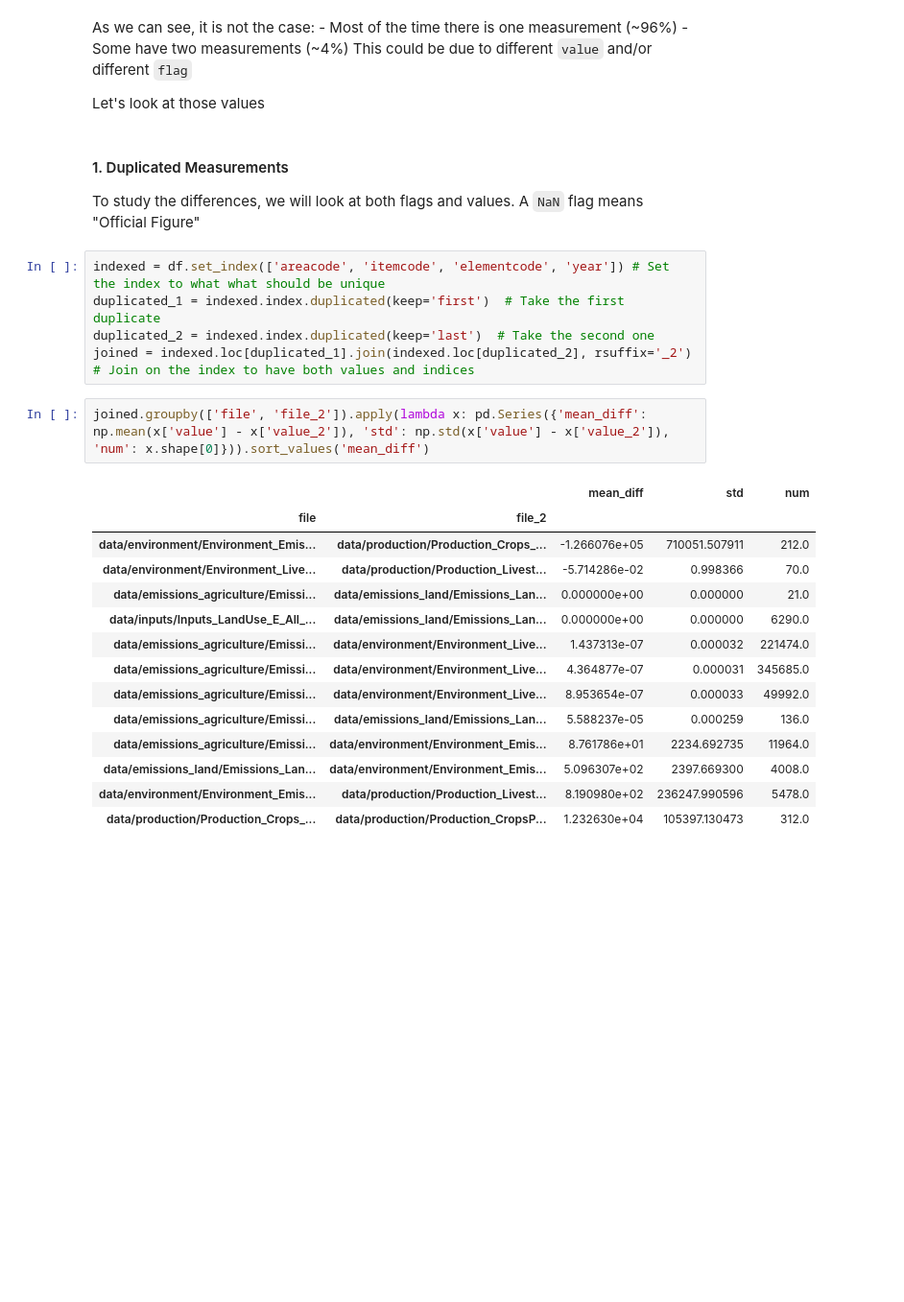
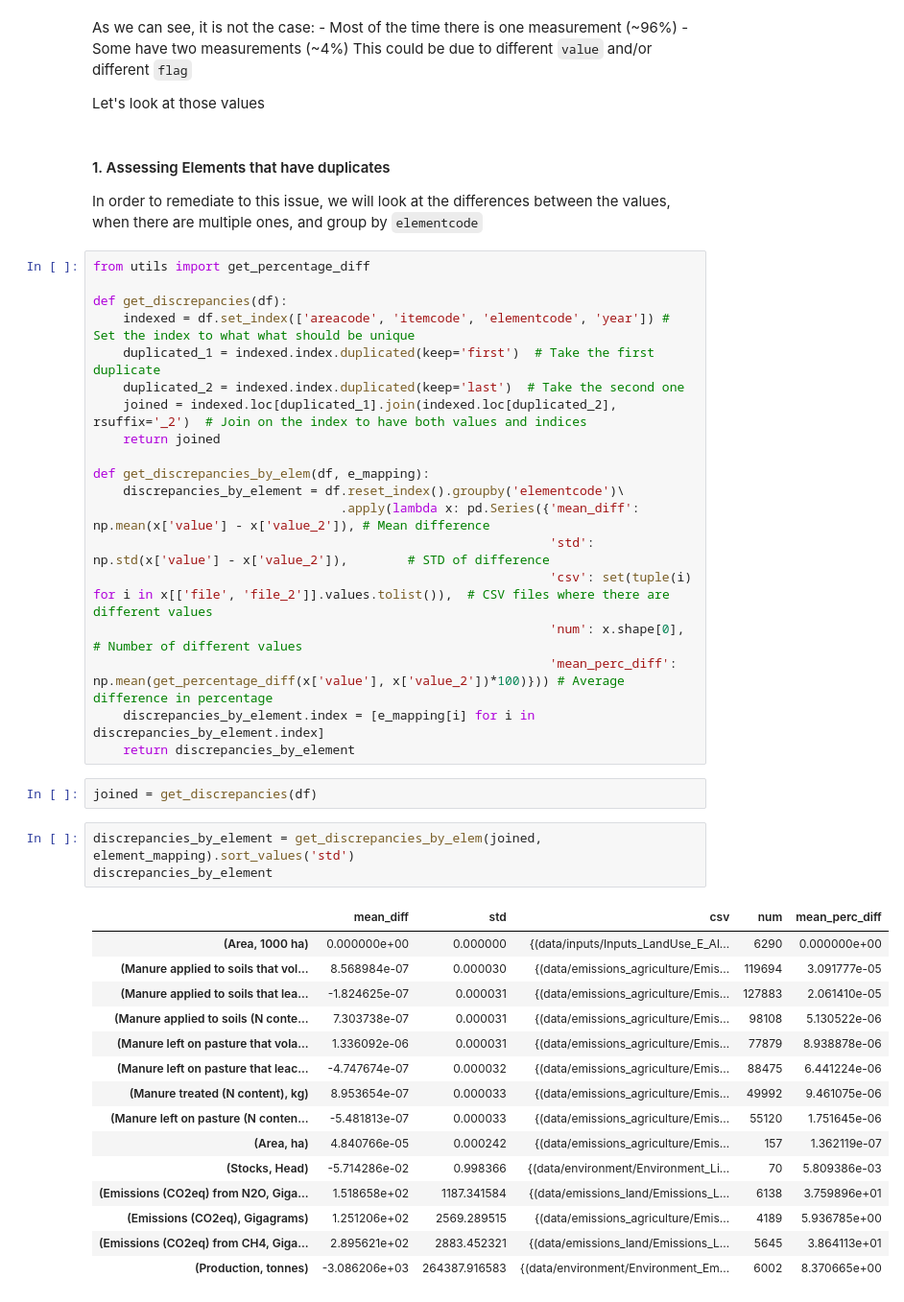
Before and after one commit to ChatPerche/ADA_Project, a Jupyter notebook: Milestone_2.ipynb, the cells around one changed output. Shown at 96% size. Saved outputs shown, nothing was run; the diff lists cells and outputs as text; blank space fills up the shorter version.

```diff
--- a/Milestone_2.ipynb
+++ b/Milestone_2.ipynb
@@ -521,29 +519,47 @@ As we can see, it is not the case:
 This could be due to different `value` and/or different `flag`
 
 Let's look at those values
-# %% [markdown]
-#### 1. Duplicated Measurements
-
-To study the differences, we will look at both flags and values. A `NaN` flag means "Official Figure"
+# %% [markdown]
+#### 1. Assessing Elements that have duplicates
+
+In order to remediate to this issue, we will look at the differences between the values, when there are multiple ones, and group by `elementcode`
 # %%
-indexed = df.set_index(['areacode', 'itemcode', 'elementcode', 'year']) # Set the index to what what should be unique
-duplicated_1 = indexed.index.duplicated(keep='first')  # Take the first duplicate
-duplicated_2 = indexed.index.duplicated(keep='last')  # Take the second one
-joined = indexed.loc[duplicated_1].join(indexed.loc[duplicated_2], rsuffix='_2')  # Join on the index to have both values and indices
+from utils import get_percentage_diff
+
+def get_discrepancies(df):
+    indexed = df.set_index(['areacode', 'itemcode', 'elementcode', 'year']) # Set the index to what what should be unique
+    duplicated_1 = indexed.index.duplicated(keep='first')  # Take the first duplicate
+    duplicated_2 = indexed.index.duplicated(keep='last')  # Take the second one
+    joined = indexed.loc[duplicated_1].join(indexed.loc[duplicated_2], rsuffix='_2')  # Join on the index to have both values and indices
+    return joined
+
+def get_discrepancies_by_elem(df, e_mapping):
+    discrepancies_by_element = df.reset_index().groupby('elementcode')\
+                                 .apply(lambda x: pd.Series({'mean_diff': np.mean(x['value'] - x['value_2']), # Mean difference
+                                                             'std': np.std(x['value'] - x['value_2']),        # STD of difference
+                                                             'csv': set(tuple(i) for i in x[['file', 'file_2']].values.tolist()),  # CSV files where there are different values
+                                                             'num': x.shape[0],                                 # Number of different values
+                                                             'mean_perc_diff': np.mean(get_percentage_diff(x['value'], x['value_2'])*100)})) # Average difference in percentage
+    discrepancies_by_element.index = [e_mapping[i] for i in discrepancies_by_element.index]
+    return discrepancies_by_element
-# %%
-joined.groupby(['file', 'file_2']).apply(lambda x: pd.Series({'mean_diff': np.mean(x['value'] - x['value_2']), 'std': np.std(x['value'] - x['value_2']), 'num': x.shape[0]})).sort_values('mean_diff')
-# %% [output]
-|  |  | mean_diff | std | num |
-| file | file_2 |  |  |  |
-| data/environment/Environment_Emis... | data/production/Production_Crops_... | -1.266076e+05 | 710051.507911 | 212.0 |
-| data/environment/Environment_Live... | data/production/Production_Livest... | -5.714286e-02 | 0.998366 | 70.0 |
-| data/emissions_agriculture/Emissi... | data/emissions_land/Emissions_Lan... | 0.000000e+00 | 0.000000 | 21.0 |
-| data/inputs/Inputs_LandUse_E_All_... | data/emissions_land/Emissions_Lan... | 0.000000e+00 | 0.000000 | 6290.0 |
-| data/emissions_agriculture/Emissi... | data/environment/Environment_Live... | 1.437313e-07 | 0.000032 | 221474.0 |
-| data/emissions_agriculture/Emissi... | data/environment/Environment_Live... | 4.364877e-07 | 0.000031 | 345685.0 |
-| data/emissions_agriculture/Emissi... | data/environment/Environment_Live... | 8.953654e-07 | 0.000033 | 49992.0 |
-| data/emissions_agriculture/Emissi... | data/emissions_land/Emissions_Lan... | 5.588237e-05 | 0.000259 | 136.0 |
-| data/emissions_agriculture/Emissi... | data/environment/Environment_Emis... | 8.761786e+01 | 2234.692735 | 11964.0 |
-| data/emissions_land/Emissions_Lan... | data/environment/Environment_Emis... | 5.096307e+02 | 2397.669300 | 4008.0 |
-| data/environment/Environment_Emis... | data/production/Production_Livest... | 8.190980e+02 | 236247.990596 | 5478.0 |
-| data/production/Production_Crops_... | data/production/Production_CropsP... | 1.232630e+04 | 105397.130473 | 312.0 |
+# %%
+joined = get_discrepancies(df)
+# %%
+discrepancies_by_element = get_discrepancies_by_elem(joined, element_mapping).sort_values('std')
+discrepancies_by_element
+# %% [output]
+|  | mean_diff | std | csv | num | mean_perc_diff |
+| (Area, 1000 ha) | 0.000000e+00 | 0.000000 | {(data/inputs/Inputs_LandUse_E_Al... | 6290 | 0.000000e+00 |
+| (Manure applied to soils that vol... | 8.568984e-07 | 0.000030 | {(data/emissions_agriculture/Emis... | 119694 | 3.091777e-05 |
+| (Manure applied to soils that lea... | -1.824625e-07 | 0.000031 | {(data/emissions_agriculture/Emis... | 127883 | 2.061410e-05 |
+| (Manure applied to soils (N conte... | 7.303738e-07 | 0.000031 | {(data/emissions_agriculture/Emis... | 98108 | 5.130522e-06 |
+| (Manure left on pasture that vola... | 1.336092e-06 | 0.000031 | {(data/emissions_agriculture/Emis... | 77879 | 8.938878e-06 |
+| (Manure left on pasture that leac... | -4.747674e-07 | 0.000032 | {(data/emissions_agriculture/Emis... | 88475 | 6.441224e-06 |
+| (Manure treated (N content), kg) | 8.953654e-07 | 0.000033 | {(data/emissions_agriculture/Emis... | 49992 | 9.461075e-06 |
+| (Manure left on pasture (N conten... | -5.481813e-07 | 0.000033 | {(data/emissions_agriculture/Emis... | 55120 | 1.751645e-06 |
+| (Area, ha) | 4.840766e-05 | 0.000242 | {(data/emissions_agriculture/Emis... | 157 | 1.362119e-07 |
+| (Stocks, Head) | -5.714286e-02 | 0.998366 | {(data/environment/Environment_Li... | 70 | 5.809386e-03 |
+| (Emissions (CO2eq) from N2O, Giga... | 1.518658e+02 | 1187.341584 | {(data/emissions_land/Emissions_L... | 6138 | 3.759896e+01 |
+| (Emissions (CO2eq), Gigagrams) | 1.251206e+02 | 2569.289515 | {(data/emissions_agriculture/Emis... | 4189 | 5.936785e+00 |
+| (Emissions (CO2eq) from CH4, Giga... | 2.895621e+02 | 2883.452321 | {(data/emissions_land/Emissions_L... | 5645 | 3.864113e+01 |
+| (Production, tonnes) | -3.086206e+03 | 264387.916583 | {(data/environment/Environment_Em... | 6002 | 8.370665e+00 |
```
Also changed, not shown: parts of 27 cells of this notebook, 1 other file.
